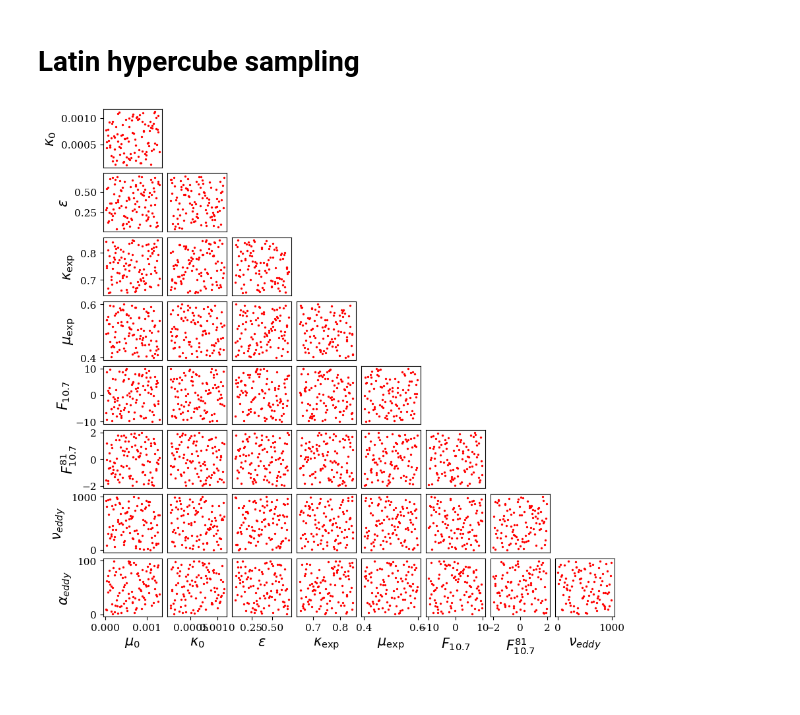
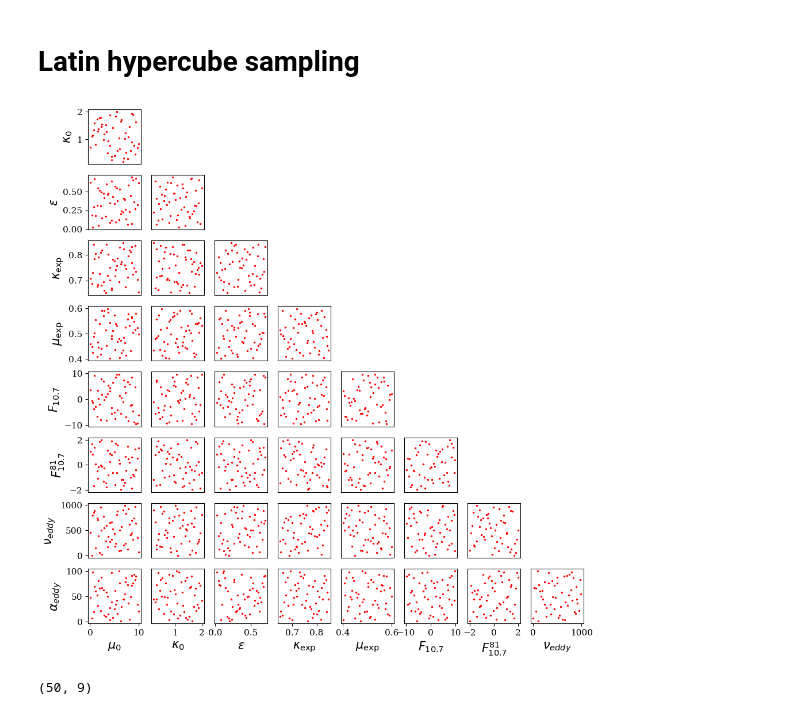
Before and after one commit to rgbforge/matarExasim, a Jupyter notebook: Applications/SpaceWeather/SW1D_sqrt/sensitivity/LHS.ipynb, the cells around one changed output. Drawn from its saved outputs; the diff is of its cells as text; code cells hidden in the pictures.

```diff
--- a/Applications/SpaceWeather/SW1D_sqrt/sensitivity/LHS.ipynb
+++ b/Applications/SpaceWeather/SW1D_sqrt/sensitivity/LHS.ipynb
@@ -17,7 +17,7 @@ matplotlib.rc('xtick', labelsize=11)
 matplotlib.rc('ytick', labelsize=11)
 # %%
 # dimensionality setting: number of samples and number of parameters
-N = int(100)
+N = int(50)
 d = 9
 # %%
 # sample N of the input parameter.
@@ -26,8 +26,8 @@ sample = sampler.random(n=N)
 # %%
 # lower and upper bounds
 #          mu0, kappa0, epsilon, k_exp, mu_exp, F_{10.7}, F_{10.7}^{81}, nu_{eddy}, alpha_{eddy}
-l_bounds = [1.3E-5, 1.12E-4, 0.05, 0.65, 0.4, -10, -2, 0, 0]
-u_bounds = [1.3E-3, 1.12E-3, 0.7, 0.85, 0.6, 10,  2, 1000, 100]
+l_bounds = [0.1, 0.2, 0.02, 0.65, 0.4, -10, -2, 0,     0]
+u_bounds = [10,   2,  0.7,  0.85, 0.6,  10,  2, 1000, 100]
 # %%
 # scale and sample
 sample_scaled = qmc.scale(sample=sample,
@@ -49,33 +49,37 @@ for jj in range(d-1):
         else:
             ax[ii, jj].set_xticks([])
             ax[ii, jj].set_yticks([])
             ax[ii, jj].spines['top'].set_visible(False)
             ax[ii, jj].spines['right'].set_visible(False)
             ax[ii, jj].spines['bottom'].set_visible(False)
             ax[ii, jj].spines['left'].set_visible(False)
 
 ax[-1, 0].set_xlabel(r"$\mu_{0}$")
 ax[-1, 1].set_xlabel(r"$\kappa_{0}$")
 ax[-1, 2].set_xlabel(r"$\epsilon$")
 ax[-1, 3].set_xlabel(r"$\kappa_{\mathrm{exp}}$")
 ax[-1, 4].set_xlabel(r"$\mu_{\mathrm{exp}}$")
 ax[-1, 5].set_xlabel(r"$F_{10.7}$")
 ax[-1, 6].set_xlabel(r"$F_{10.7}^{81}$")
 ax[-1, 7].set_xlabel(r"$\nu_{eddy}$")
 
 ax[0, 0].set_ylabel(r"$\kappa_{0}$")
 ax[1, 0].set_ylabel(r"$\epsilon$")
 ax[2, 0].set_ylabel(r"$\kappa_{\mathrm{exp}}$")
 ax[3, 0].set_ylabel(r"$\mu_{\mathrm{exp}}$")
 ax[4, 0].set_ylabel(r"$F_{10.7}$")
 ax[5, 0].set_ylabel(r"$F_{10.7}^{81}$")
 ax[6, 0].set_ylabel(r"$\nu_{eddy}$")
 ax[7, 0].set_ylabel(r"$\alpha_{eddy}$")
 
 #fig.suptitle("Random Samples N = " + str(N))
-#plt.tight_layout()
-plt.subplots_adjust(wspace=0.1, hspace=0.1)
+plt.tight_layout()
+plt.subplots_adjust(wspace=0.2, hspace=0.2)
 plt.savefig(os.getcwd() + "/figs/random_samples_" + str(N) + ".png", dpi=500)
 plt.show()
 # %% [output]
-[figure, old version]
+[figure, new version]
+# %%
+np.shape(sample_scaled)
+# %% [output]
+(50, 9)
```
Also changed, not shown: parts of 2 cells of this notebook, 22 other files.
